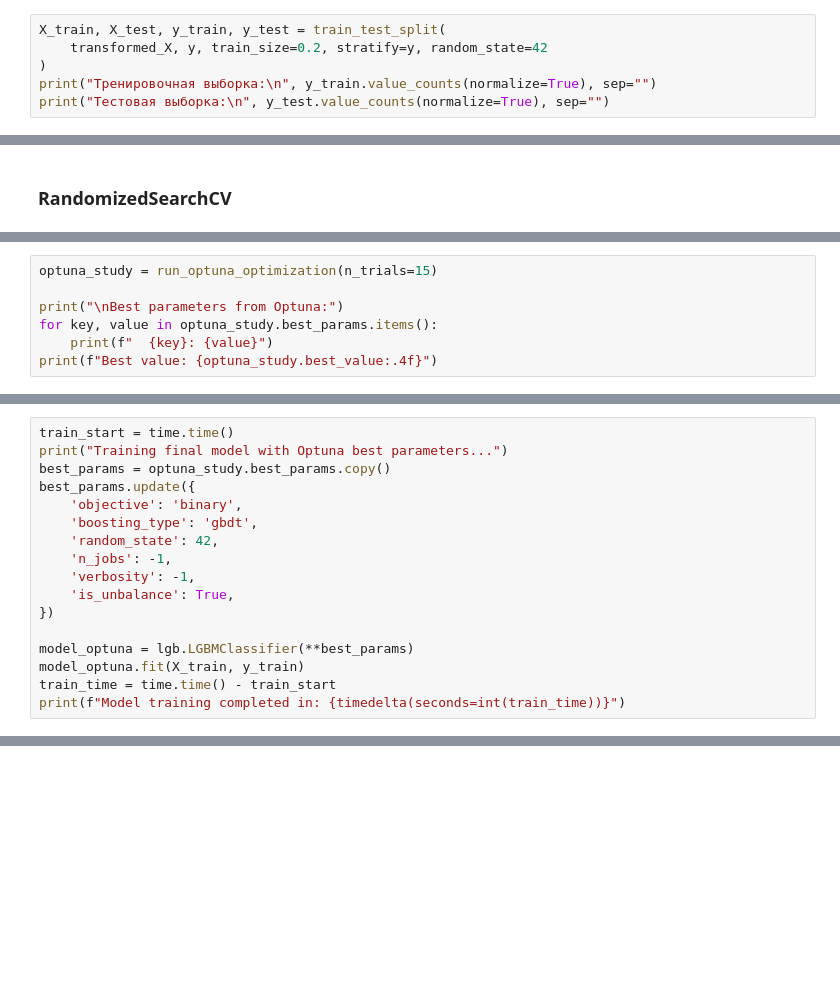
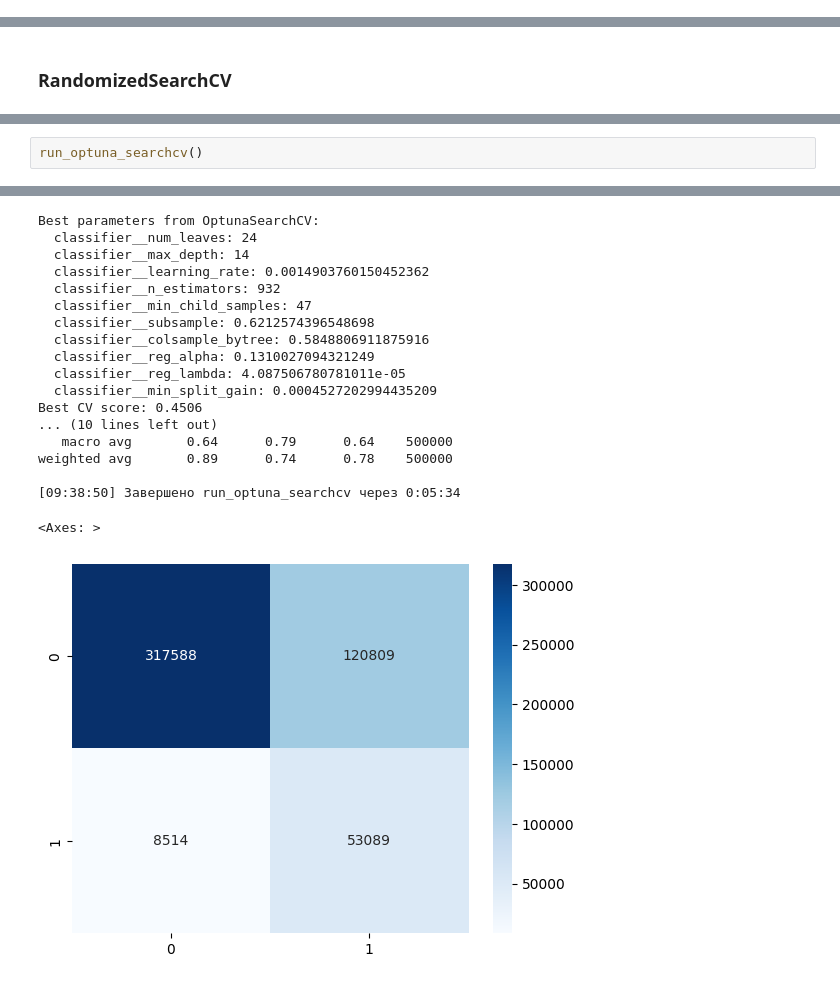
Before and after one commit to taysumova/urfu_ml, a Jupyter notebook: collabs/light_gbm.ipynb, the cells around one changed output, grey strips where cells are left out. Cells and saved outputs as stored; diff of their text form; blank space fills up the shorter version.

```diff
--- a/collabs/light_gbm.ipynb
+++ b/collabs/light_gbm.ipynb
@@ -184,6 +208,0 @@ transformed_X = preprocessor.fit_transform(X, y)
-# %%
-X_train, X_test, y_train, y_test = train_test_split(
-    transformed_X, y, train_size=0.2, stratify=y, random_state=42
-)
-print("Тренировочная выборка:\n", y_train.value_counts(normalize=True), sep="")
-print("Тестовая выборка:\n", y_test.value_counts(normalize=True), sep="")
@@ -415,7 +299,0 @@ def run_optuna_optimization(n_trials=15):  # Reduced for testing
-# %%
-optuna_study = run_optuna_optimization(n_trials=15)
-
-print("\nBest parameters from Optuna:")
-for key, value in optuna_study.best_params.items():
-    print(f"  {key}: {value}")
-print(f"Best value: {optuna_study.best_value:.4f}")
@@ -445,17 +299,0 @@ Training until validation scores don't improve for 100 rounds
-# %%
-train_start = time.time()
-print("Training final model with Optuna best parameters...")
-best_params = optuna_study.best_params.copy()
-best_params.update({
-    'objective': 'binary',
-    'boosting_type': 'gbdt',
-    'random_state': 42,
-    'n_jobs': -1,
-    'verbosity': -1,
-    'is_unbalance': True,
-})
-
-model_optuna = lgb.LGBMClassifier(**best_params)
-model_optuna.fit(X_train, y_train)
-train_time = time.time() - train_start
-print(f"Model training completed in: {timedelta(seconds=int(train_time))}")
@@ -555,0 +358,3 @@ Feature analysis took: 0.01 seconds
+# %%
+run_optuna_searchcv()
+# %% [output]
@@ -555,0 +379,19 @@ Feature analysis took: 0.01 seconds
+Best parameters from OptunaSearchCV:
+  classifier__num_leaves: 24
+  classifier__max_depth: 14
+  classifier__learning_rate: 0.0014903760150452362
+  classifier__n_estimators: 932
+  classifier__min_child_samples: 47
+  classifier__subsample: 0.6212574396548698
+  classifier__colsample_bytree: 0.5848806911875916
+  classifier__reg_alpha: 0.1310027094321249
+  classifier__reg_lambda: 4.087506780781011e-05
+  classifier__min_split_gain: 0.0004527202994435209
+Best CV score: 0.4506
+... (10 lines left out)
+   macro avg       0.64      0.79      0.64    500000
+weighted avg       0.89      0.74      0.78    500000
+
+[09:38:50] Завершено run_optuna_searchcv через 0:05:34
+<Axes: >
+[figure, added]
```
Also changed, not shown: parts of 60 cells of this notebook, 6 other files.
